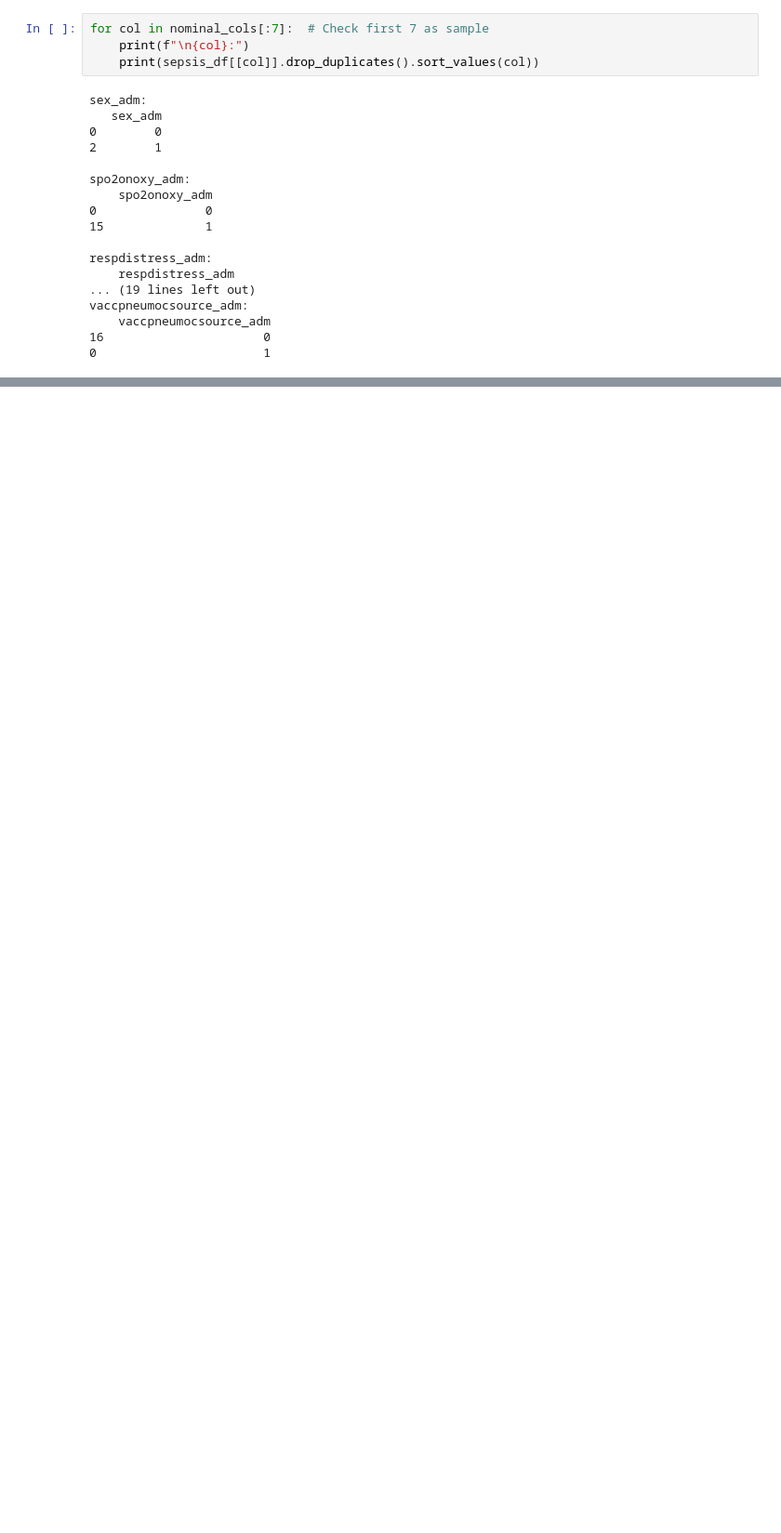
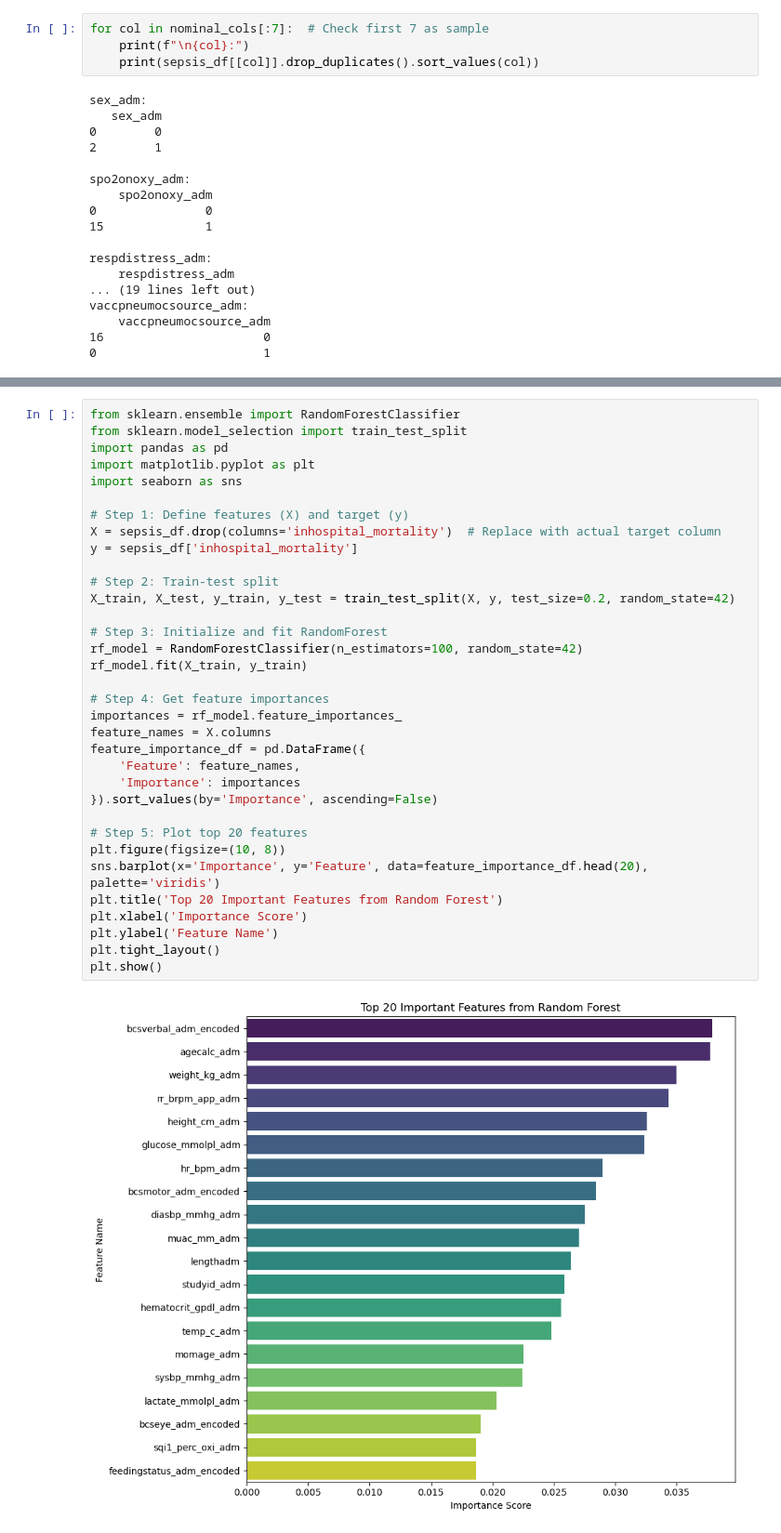
Before and after one commit to HermelaDev/Pediatric_Sepsis_Related_Death_Prediction, a Jupyter notebook: Pediatric_Sepsis.ipynb, the cells around one changed output, grey strips where cells are left out. Shown at 93% size. Cells and saved outputs as stored; diff of their text form; blank space fills up the shorter version.

Commit message:
Fitting a Model

```diff
--- a/Pediatric_Sepsis.ipynb
+++ b/Pediatric_Sepsis.ipynb
@@ -1530,0 +1613,36 @@ vaccpneumocsource_adm:
+# %%
+from sklearn.ensemble import RandomForestClassifier
+from sklearn.model_selection import train_test_split
+import pandas as pd
+import matplotlib.pyplot as plt
+import seaborn as sns
+
+# Step 1: Define features (X) and target (y)
+X = sepsis_df.drop(columns='inhospital_mortality')  # Replace with actual target column
+y = sepsis_df['inhospital_mortality']
+
+# Step 2: Train-test split
+X_train, X_test, y_train, y_test = train_test_split(X, y, test_size=0.2, random_state=42)
+
+# Step 3: Initialize and fit RandomForest
+rf_model = RandomForestClassifier(n_estimators=100, random_state=42)
+rf_model.fit(X_train, y_train)
+
+# Step 4: Get feature importances
+importances = rf_model.feature_importances_
+feature_names = X.columns
+feature_importance_df = pd.DataFrame({
+    'Feature': feature_names,
+    'Importance': importances
+}).sort_values(by='Importance', ascending=False)
+
+# Step 5: Plot top 20 features
+plt.figure(figsize=(10, 8))
+sns.barplot(x='Importance', y='Feature', data=feature_importance_df.head(20), palette='viridis')
+plt.title('Top 20 Important Features from Random Forest')
+plt.xlabel('Importance Score')
+plt.ylabel('Feature Name')
+plt.tight_layout()
+plt.show()
+# %% [output]
+[figure, added]
```
Also changed, not shown: parts of 20 cells of this notebook, 3 other files.
